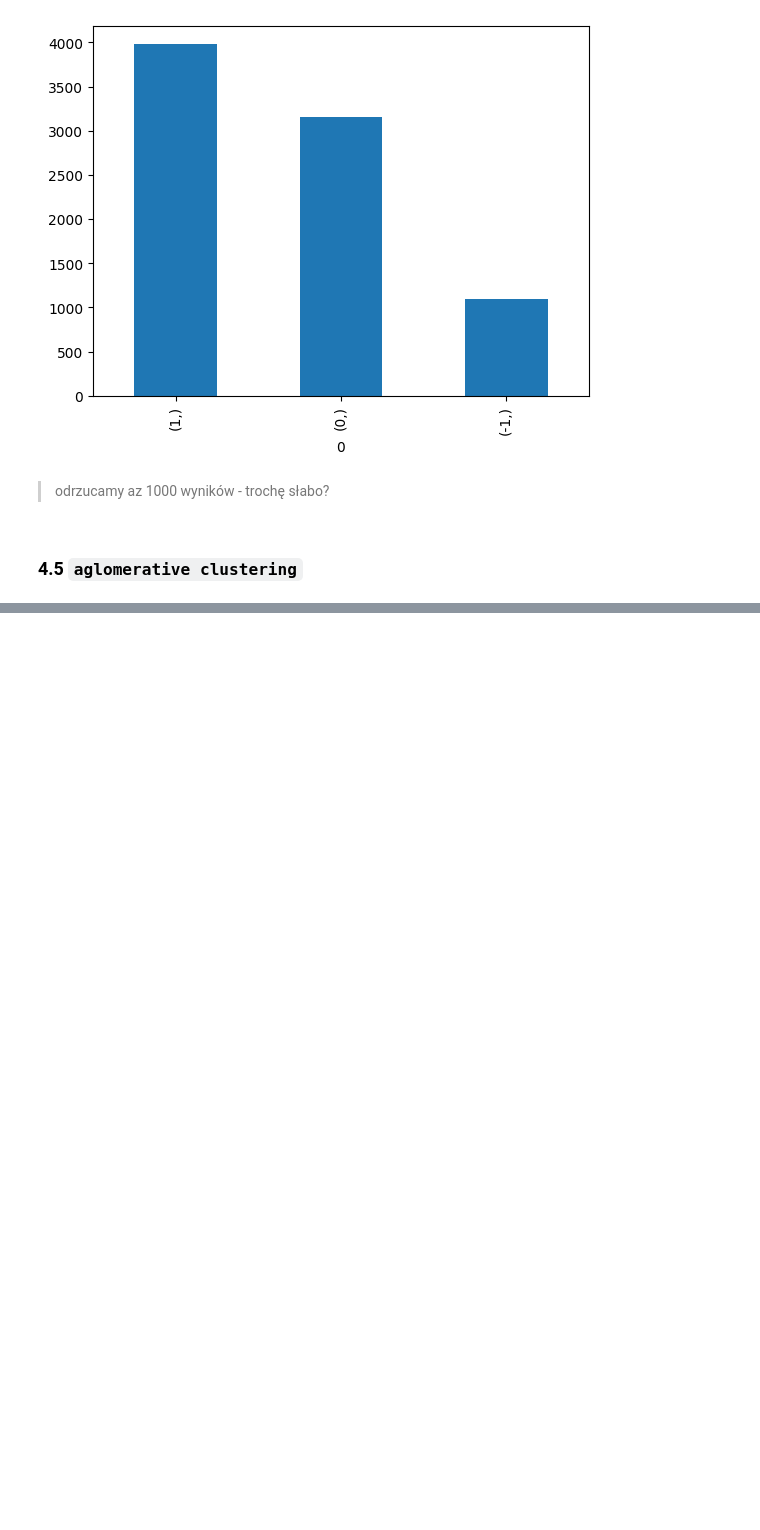
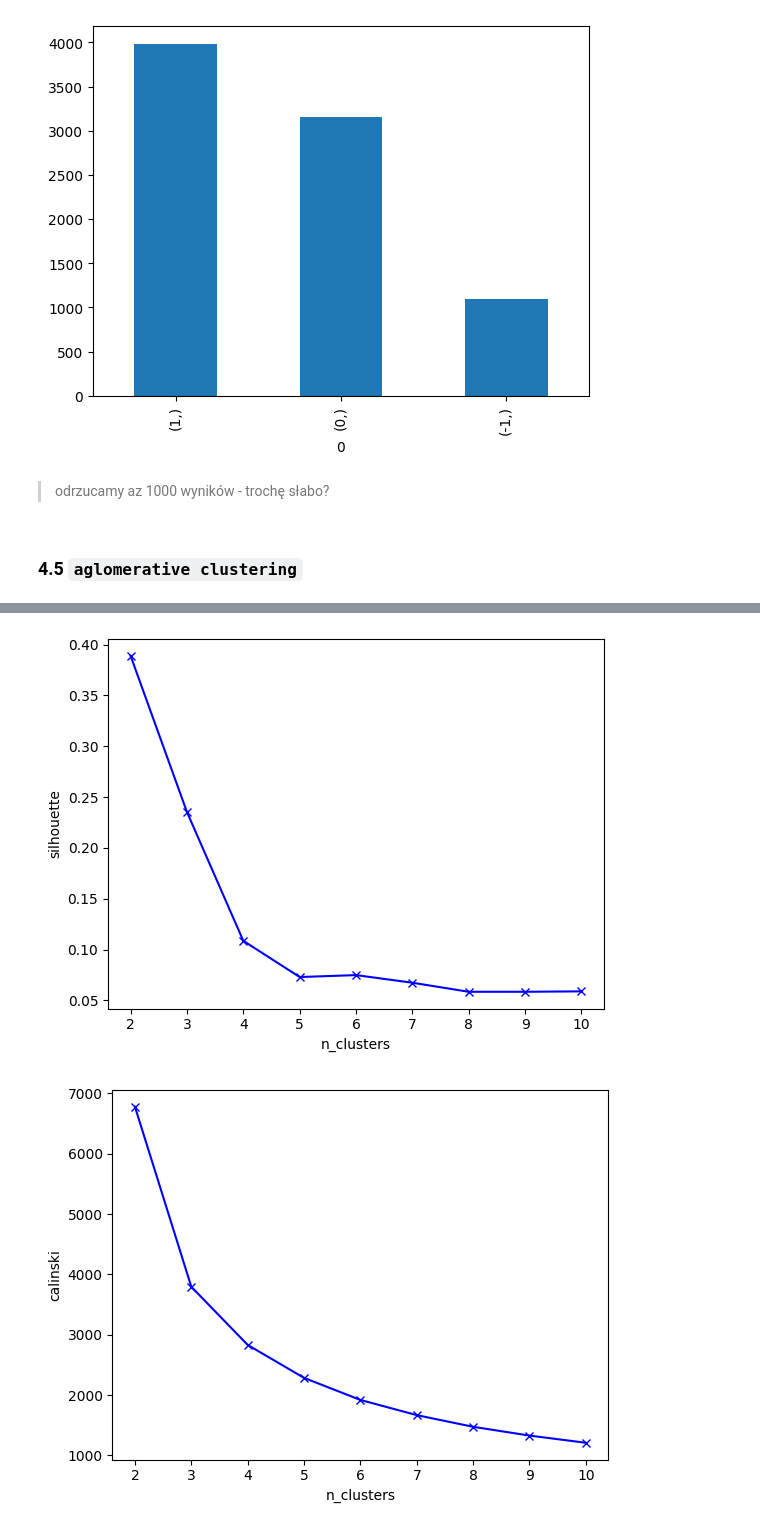
Before and after one commit to DeptuchMateusz/Human-activity-recognition-using-smartphones-clustering, a Jupyter notebook: Preprocessing/prep.ipynb, the cells around one changed output, grey strips where cells are left out. Drawn from its saved outputs; the diff is of its cells as text; code cells hidden in the pictures; blank space fills up the shorter version.

Commit message:
agglomerative + results

```diff
--- a/Preprocessing/prep.ipynb
+++ b/Preprocessing/prep.ipynb
@@ -428,9 +453,0 @@ nie no super to wyglada...
-# %%
-from sklearn.cluster import AgglomerativeClustering
-model = AgglomerativeClustering(n_clusters=None, linkage='average', distance_threshold=4)
-y_agglo = model.fit_predict(data)
-
-#scores
-print("Silhouette score: ", silhouette_score(data, y_agglo))
-print("Calinski harabasz score: ", calinski_harabasz_score(data, y_agglo))
-print("Davies bouldin score: ", davies_bouldin_score(data, y_agglo))
@@ -440,0 +456,17 @@ Davies bouldin score:  1.4195042946164587
+# %%
+# determine what number of clusters to choose
+from sklearn.cluster import AgglomerativeClustering
+silhouette = []
+calinski = []
+davies = []
+n_clusters = range(2, 11)
+
+for k in n_clusters:
+    model = AgglomerativeClustering(n_clusters=k)
+    y_agg = model.fit_predict(data)
+    silhouette.append(silhouette_score(data, y_agg))
+    calinski.append(calinski_harabasz_score(data, y_agg))
+    davies.append(davies_bouldin_score(data, y_agg))
+
+res = pd.DataFrame({'n_clusters': n_clusters, 'silhouette': silhouette, 'calinski': calinski, 'davies': davies})
+print(res)
@@ -440,0 +484,9 @@ Davies bouldin score:  1.4195042946164587
+# %%
+for col in ['silhouette', 'calinski', 'davies']:
+    plt.plot(res['n_clusters'], res[col], 'bx-')
+    plt.xlabel('n_clusters')
+    plt.ylabel(col)
+    plt.show()
+# %% [output]
+[figure, added]
+[figure, added]
```
Also changed, not shown: parts of 32 cells of this notebook.
